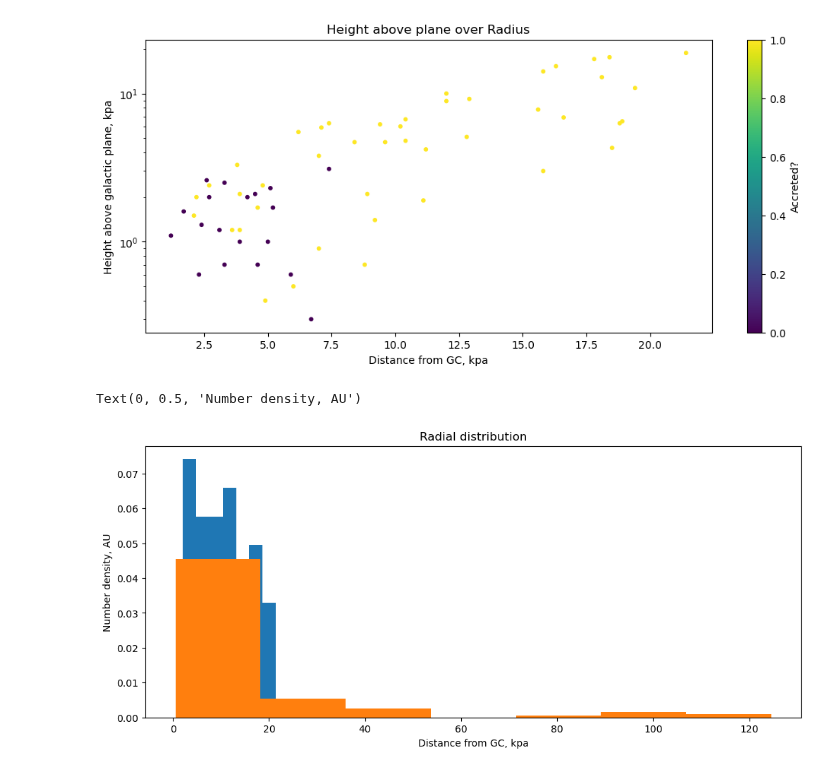
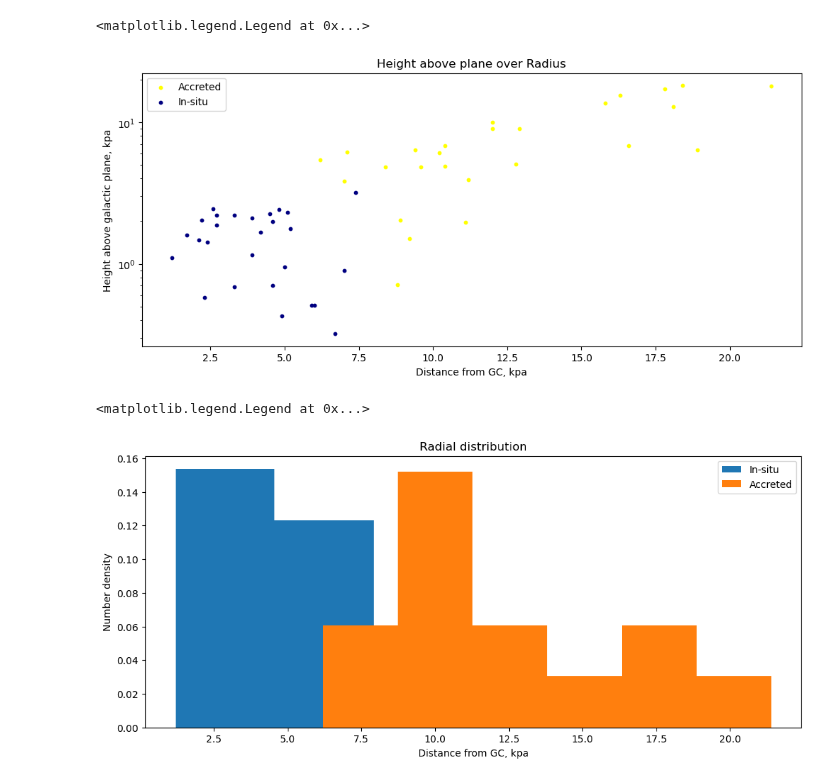
Before and after one commit to Valerii-Radchenkov/3116_Project, a Jupyter notebook: Analysis.ipynb, the cells around one changed output. Saved outputs shown, nothing was run; the diff lists cells and outputs as text; code cells hidden in the pictures.

```diff
--- a/Analysis.ipynb
+++ b/Analysis.ipynb
@@ -50,0 +13,8 @@ df['v_phi'] = df['v_gsr'] / geom
+# %%
+#df = pd.merge(H_P1,H_P3,on="ID",how="outer")
+df = pd.merge(G_HB, H_P3,on="ID",how="outer")
+df = pd.merge(df,HVK_Met,on="ID",how="outer")
+df = pd.merge(df, V_T2[['ID','Age']], on="ID", how="outer")
+df = pd.merge(df, V_T2[['ID','Age_err']], on="ID", how="outer")
+df = pd.merge(df, V_T2[['ID','R_G']], on="ID", how="outer")
+df['FeH'] = df['[FeH]_WtdAvg']
@@ -64,0 +73,22 @@ plt.colorbar().set_label('Accreted?')
+# %%
+def E_boundary(Lz):
+    # from Belokurov & Kravtsov, the accreted/insitu boundary curve
+    Lz = np.asarray(Lz, dtype=float)
+    return np.select([Lz < -0.58, Lz <= 0.58],
+                     [-1.3 + 0*Lz, -1.4 + 0.3*Lz**2],
+                     default=-1.325 + 0.075*Lz**2)
+
+df['Accreted?'] = df['E'] > E_boundary(df['Lz'])   # True -> accreted
+# %%
+has_FeH = df['FeH'].notna()
+plt.figure(figsize=[12, 5])
+plt.scatter(df.loc[has_FeH, 'Lz'], -np.abs(df.loc[has_FeH, 'E']), c=df.loc[has_FeH, 'FeH'], cmap="plasma", s=10)
+
+Lz_grid = np.linspace(-3, 3, 500)
+plt.plot(Lz_grid, E_boundary(Lz_grid), 'k-')
+
+plt.title('E vs Lz')
+#plt.yscale('log')
+plt.xlabel('Lz [1e3 kpc km/s]')
+plt.ylabel('E [1e5 km^2 / s^2]')
+plt.colorbar().set_label('Fe/H')
@@ -65,24 +123,25 @@ plt.colorbar().set_label('Accreted?')
 # %%
 plt.figure(figsize=[12, 5])
-#plt.scatter(df.loc[~has_FeH, 'R_gc'], np.abs(df.loc[~has_FeH, 'v_phi']), c="black", s=3)
-#plt.scatter(df.loc[has_FeH, 'R_gc'], np.abs(df.loc[has_FeH, 'v_phi']), c=df.loc[has_FeH, 'FeH'], cmap="magma", s=10)
-plt.scatter(df.loc[has_FeH, 'R_gc'], np.abs(df.loc[has_FeH, 'Z']), c=df.loc[has_FeH, 'Accreted?'], cmap="viridis", s=10)
+plt.scatter(df.loc[has_FeH & df['Accreted?'], 'R_G'], np.abs(df.loc[has_FeH & df['Accreted?'], 'Z']), c="yellow", s=10, label = 'Accreted')
+plt.scatter(df.loc[has_FeH & ~df['Accreted?'], 'R_G'], np.abs(df.loc[has_FeH & ~df['Accreted?'], 'Z']), c="navy", s=10, label = 'In-situ')
 
 plt.title('Height above plane over Radius')
 plt.yscale('log')
 plt.xlabel('Distance from GC, kpa')
 plt.ylabel('Height above galactic plane, kpa')
-plt.colorbar().set_label('Accreted?')
+plt.legend()
 # %% [output]
+<matplotlib.legend.Legend at 0x...>
-[figure, old version]
+[figure, new version]
 # %%
 plt.figure(figsize=[12, 5])
 
-plt.hist(df.loc[df['Accreted?'] == 1,'R_gc'], bins=7, density=True)
-plt.hist(df.loc[df['Accreted?'] == 0,'R_gc'], bins=7, density=True)
+plt.hist(df.loc[df['Accreted?'] == 0,'R_G'], bins=6, density=True, label='In-situ')
+plt.hist(df.loc[df['Accreted?'] == 1,'R_G'], bins=6, density=True, label='Accreted')
 plt.title('Radial distribution')
 plt.xlabel('Distance from GC, kpa')
-plt.ylabel('Number density, AU')
+plt.ylabel('Number density')
+plt.legend()
 # %% [output]
-Text(0, 0.5, 'Number density, AU')
+<matplotlib.legend.Legend at 0x...>
-[figure, old version]
+[figure, new version]
```
Also changed, not shown: parts of 11 cells of this notebook, 8 other files.
